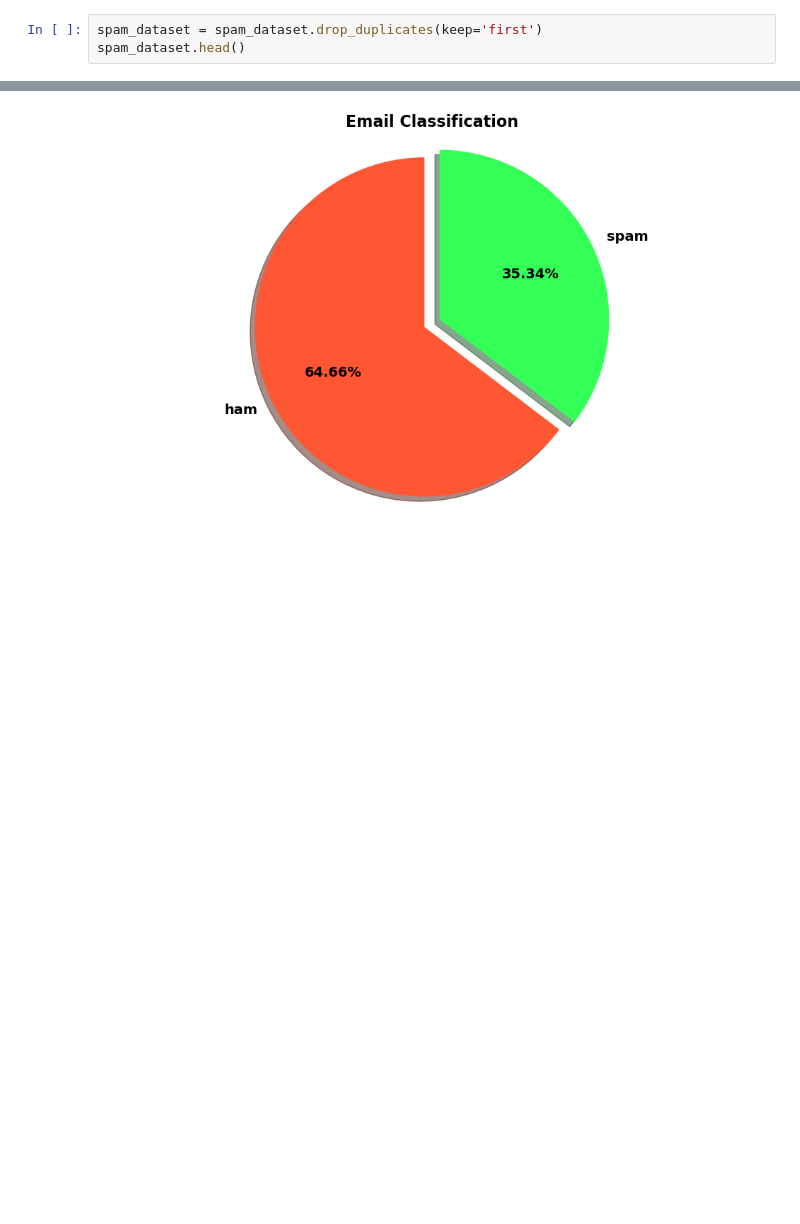
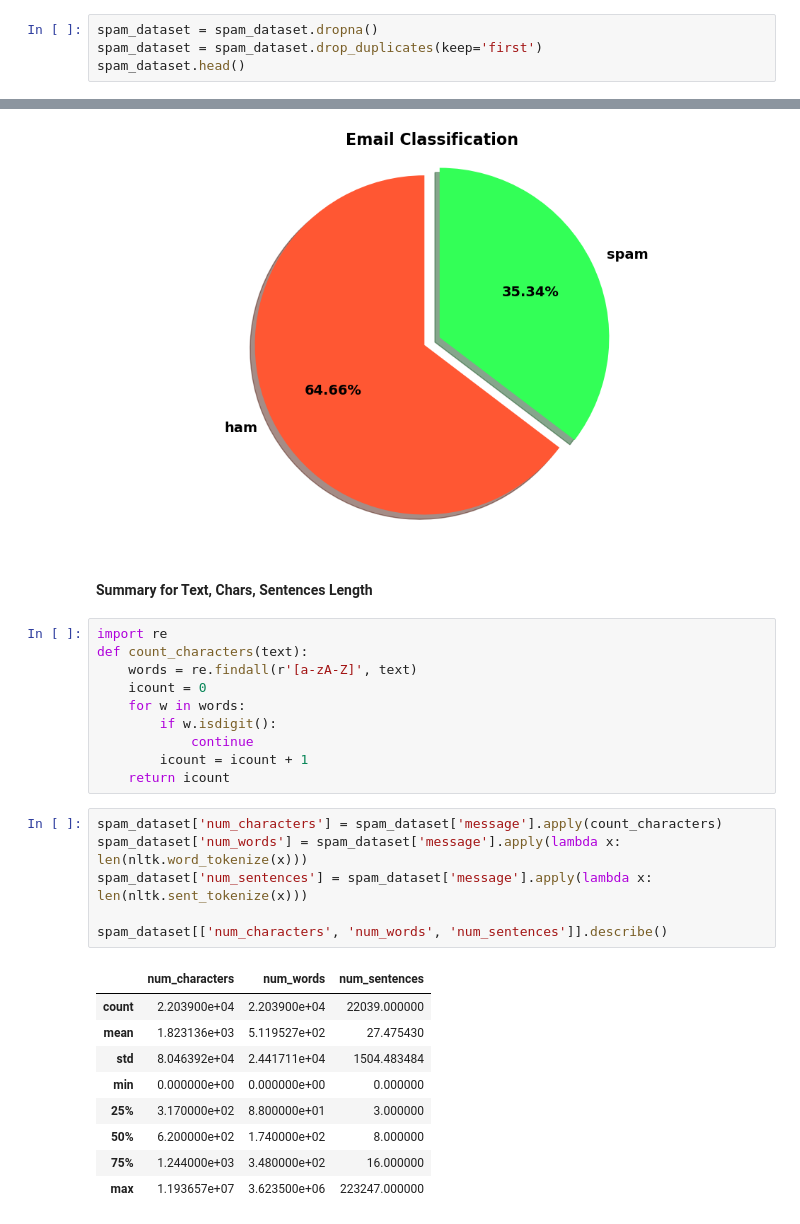
Before and after one commit to shivachaudhary46/natural_language_processing, a Jupyter notebook: Email_Spam_Detection/spam_classifier.ipynb, the cells around one changed output, grey strips where cells are left out. Saved outputs shown, nothing was run; the diff lists cells and outputs as text; blank space fills up the shorter version.

```diff
--- a/Email_Spam_Detection/spam_classifier.ipynb
+++ b/Email_Spam_Detection/spam_classifier.ipynb
@@ -130,6 +142,7 @@ np.int64(1210)
 # %% [markdown]
 ##### Remove Duplicate Values
 # %%
+spam_dataset = spam_dataset.dropna()
 spam_dataset = spam_dataset.drop_duplicates(keep='first')
 spam_dataset.head()
 # %% [output]
@@ -184,3 +199,31 @@ plt.title("Email Classification", fontweight="bold", fontsize=16)
 plt.show()
 # %% [output]
 [figure]
+# %% [markdown]
+#### Summary for Text, Chars, Sentences Length
+# %%
+import re
+def count_characters(text):
+    words = re.findall(r'[a-zA-Z]', text)
+    icount = 0
+    for w in words:
+        if w.isdigit():
+            continue
+        icount = icount + 1
+    return icount
+# %%
+spam_dataset['num_characters'] = spam_dataset['message'].apply(count_characters)
+spam_dataset['num_words'] = spam_dataset['message'].apply(lambda x: len(nltk.word_tokenize(x)))
+spam_dataset['num_sentences'] = spam_dataset['message'].apply(lambda x: len(nltk.sent_tokenize(x)))
+
+spam_dataset[['num_characters', 'num_words', 'num_sentences']].describe()
+# %% [output]
+|  | num_characters | num_words | num_sentences |
+| count | 2.203900e+04 | 2.203900e+04 | 22039.000000 |
+| mean | 1.823136e+03 | 5.119527e+02 | 27.475430 |
+| std | 8.046392e+04 | 2.441711e+04 | 1504.483484 |
+| min | 0.000000e+00 | 0.000000e+00 | 0.000000 |
+| 25% | 3.170000e+02 | 8.800000e+01 | 3.000000 |
+| 50% | 6.200000e+02 | 1.740000e+02 | 8.000000 |
+| 75% | 1.244000e+03 | 3.480000e+02 | 16.000000 |
+| max | 1.193657e+07 | 3.623500e+06 | 223247.000000 |
```
Also changed, not shown: parts of 9 cells of this notebook.
